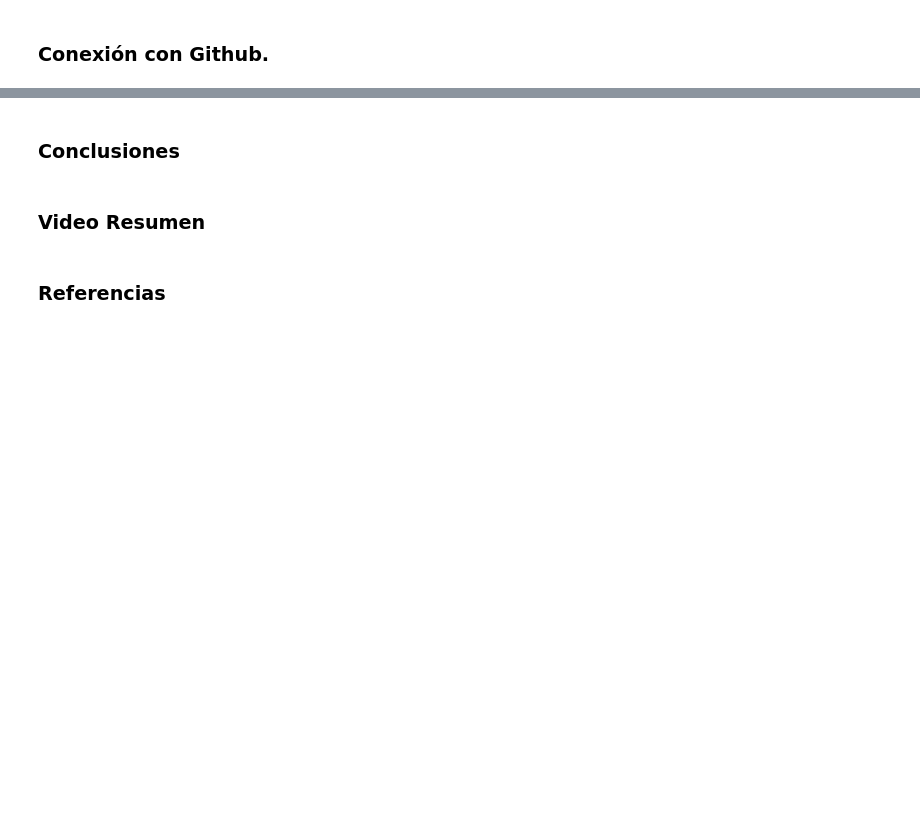
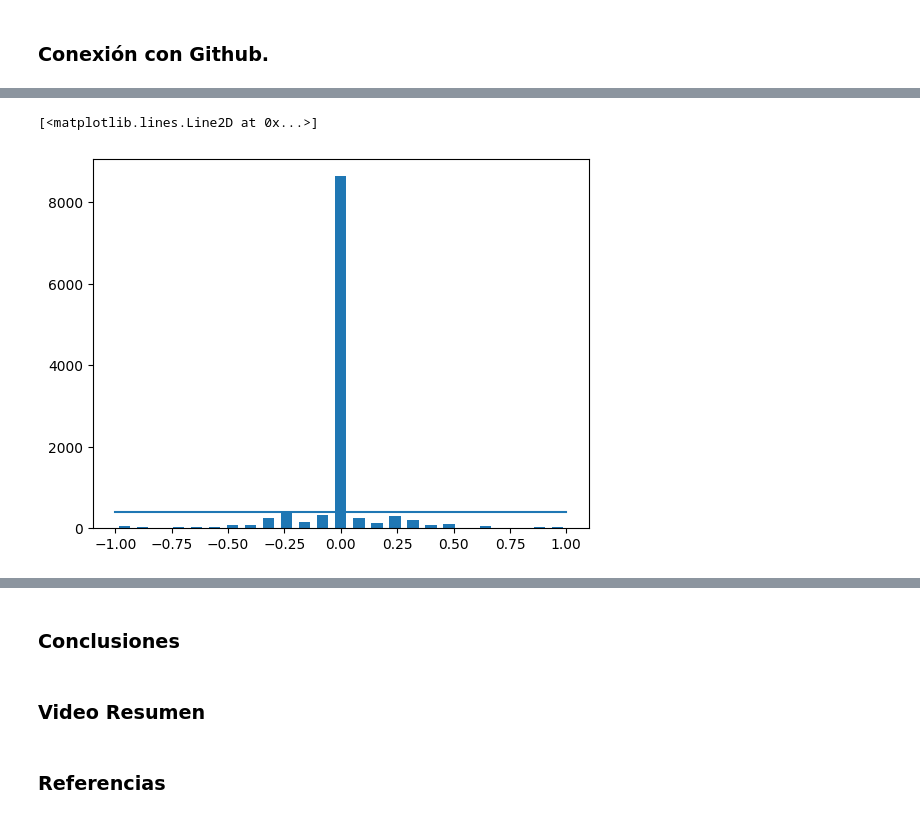
Before and after one commit to rzunick/MNA-Navegacion-Autonoma-Equipo-14, a Jupyter notebook: Proyecto_Final_Equipo_14.ipynb, the cells around one changed output, grey strips where cells are left out. Saved outputs shown, nothing was run; the diff lists cells and outputs as text; code cells hidden in the pictures; blank space fills up the shorter version.

```diff
--- a/Proyecto_Final_Equipo_14.ipynb
+++ b/Proyecto_Final_Equipo_14.ipynb
@@ -46,0 +45,13 @@ style.use('fivethirtyeight')
+# %%
+#Inicializamos carpeta de trabajo e importamos archivo csv
+
+datadir = "/content/MNA-Navegacion-Autonoma-Equipo-14/data/udacity_sim/track_1"
+
+columns = ['center', 'left', 'right', 'steering', 'throttle',
+'reverse', 'speed']
+
+data = pd.read_csv(os.path.join(datadir, 'driving_log.csv'), names = columns)
+
+pd.set_option('display.max_colwidth', -1)
+
+data.head()
@@ -46,0 +65,11 @@ style.use('fivethirtyeight')
+# %%
+# Depuración de datos para dejar solo el nombre del archivo unicamente
+
+def path_leaf(path):
+  head, tail = ntpath.split(path)
+  return tail
+
+data['center'] = data['center'].apply(path_leaf)
+data['left'] = data['left'].apply(path_leaf)
+data['right'] = data['right'].apply(path_leaf)
+data.head()
@@ -46,0 +83,16 @@ style.use('fivethirtyeight')
+# %%
+# Visualización de la base de datos para observar distribución
+
+num_bins = 25
+samples_per_bin = 400
+
+hist, bins = np.histogram(data['steering'], num_bins)
+
+center = (bins[:-1]+ bins[1:]) * 0.5
+
+plt.bar(center, hist, width=0.05)
+
+plt.plot((np.min(data['steering']), np.max(data['steering'])),(samples_per_bin, samples_per_bin))
+# %% [output]
+[<matplotlib.lines.Line2D at 0x...>]
+[figure, added]
```
Also changed, not shown: parts of 22 cells of this notebook.
